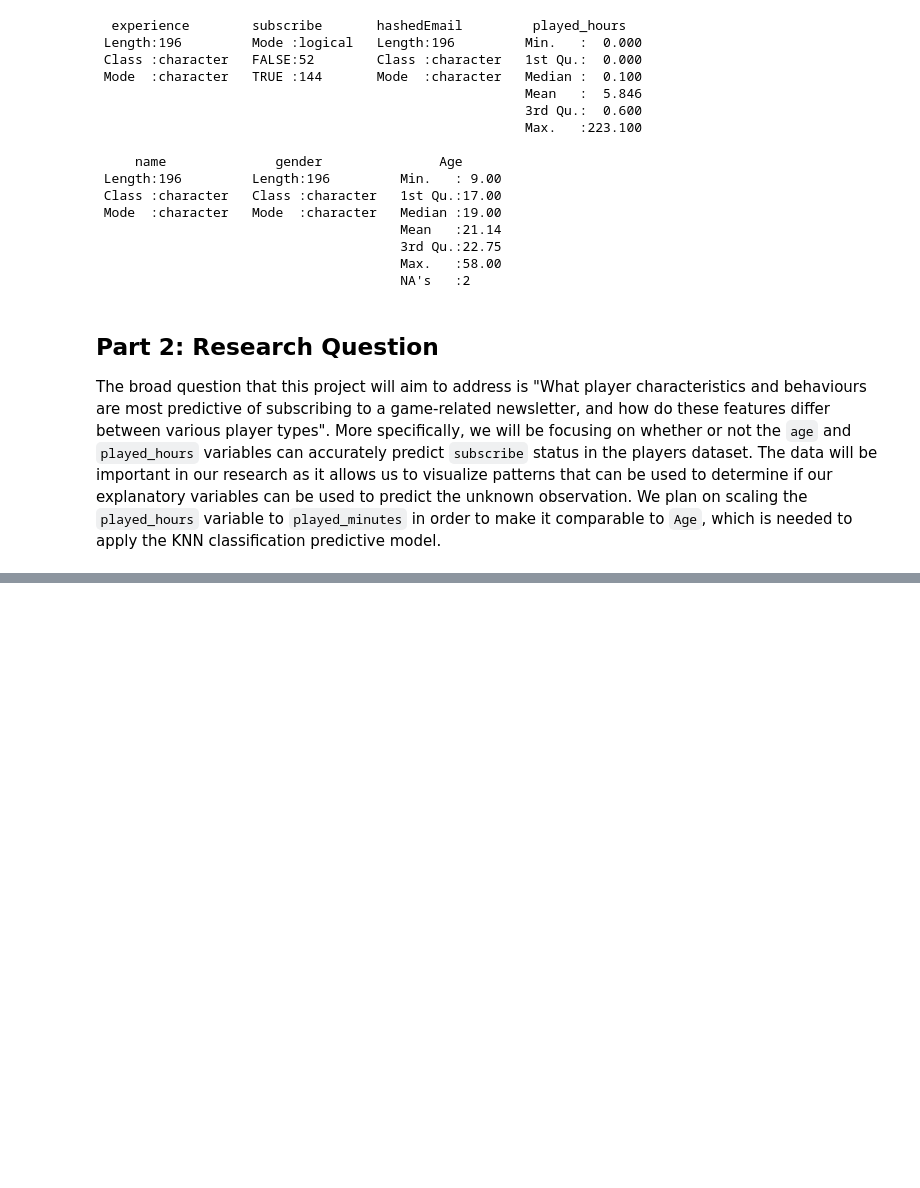
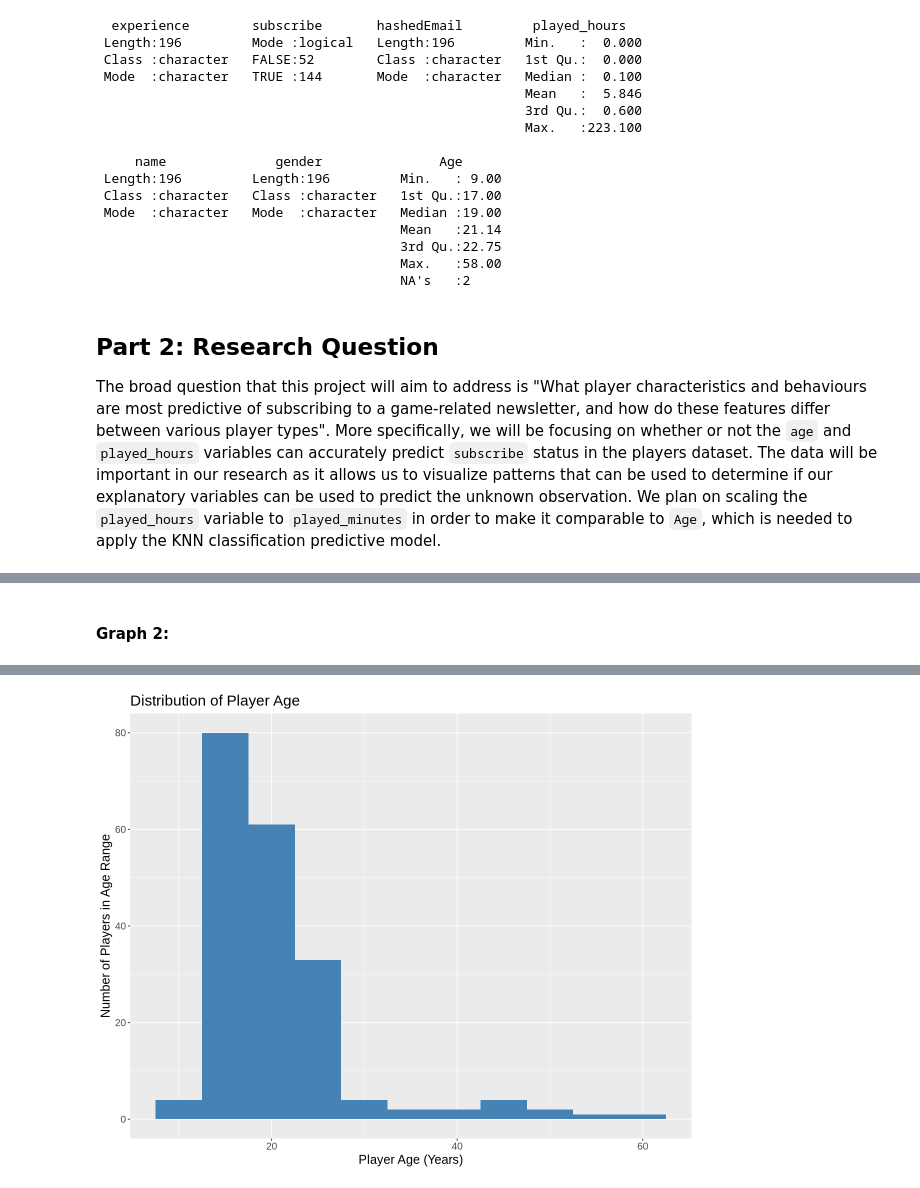
Before and after one commit to abllry07/individual_project, a Jupyter notebook: data_analysis.ipynb, the cells around one changed output, grey strips where cells are left out. Drawn from its saved outputs; the diff is of its cells as text; code cells hidden in the pictures; blank space fills up the shorter version.

```diff
--- a/data_analysis.ipynb
+++ b/data_analysis.ipynb
@@ -90,0 +126,12 @@ The broad question that this project will aim to address is "What player charact
+# %% [markdown]
+#### **Graph 2:**
+# %%
+# Player Age Histogram
+options(repr.plot.width = 10, repr.plot.height = 8)
+
+players_plot2 <- ggplot(players, aes(x = Age)) +
+  geom_histogram(binwidth = 5, fill = "steelblue") +
+  labs(title = "Distribution of Player Age", x = "Player Age (Years)", y = "Number of Players in Age Range") +
+  theme(text = element_text(size = 15))
+players_plot2
+# %% [output]
@@ -90,0 +140 @@ The broad question that this project will aim to address is "What player charact
+[figure, added]
```
Also changed, not shown: parts of 7 cells of this notebook.
